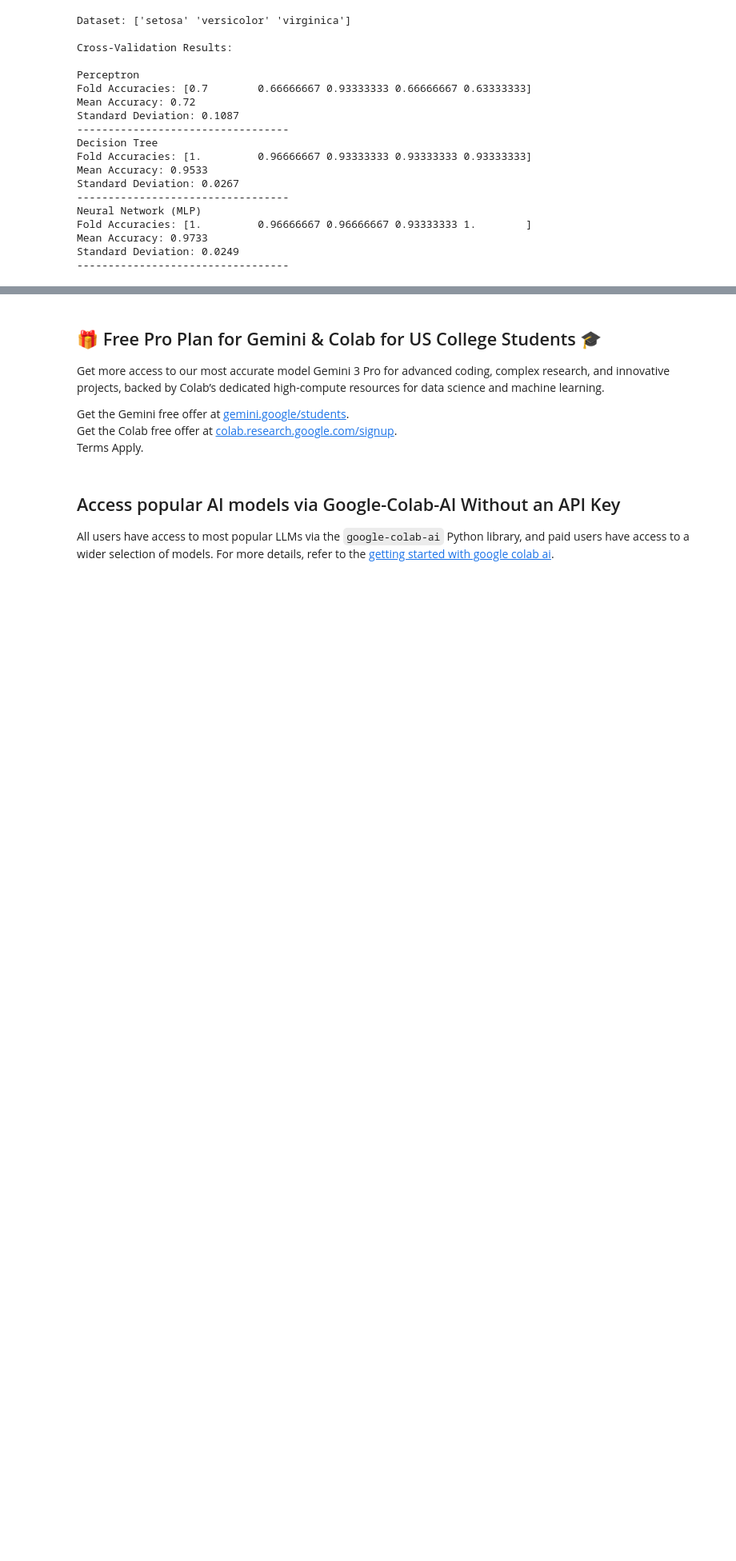
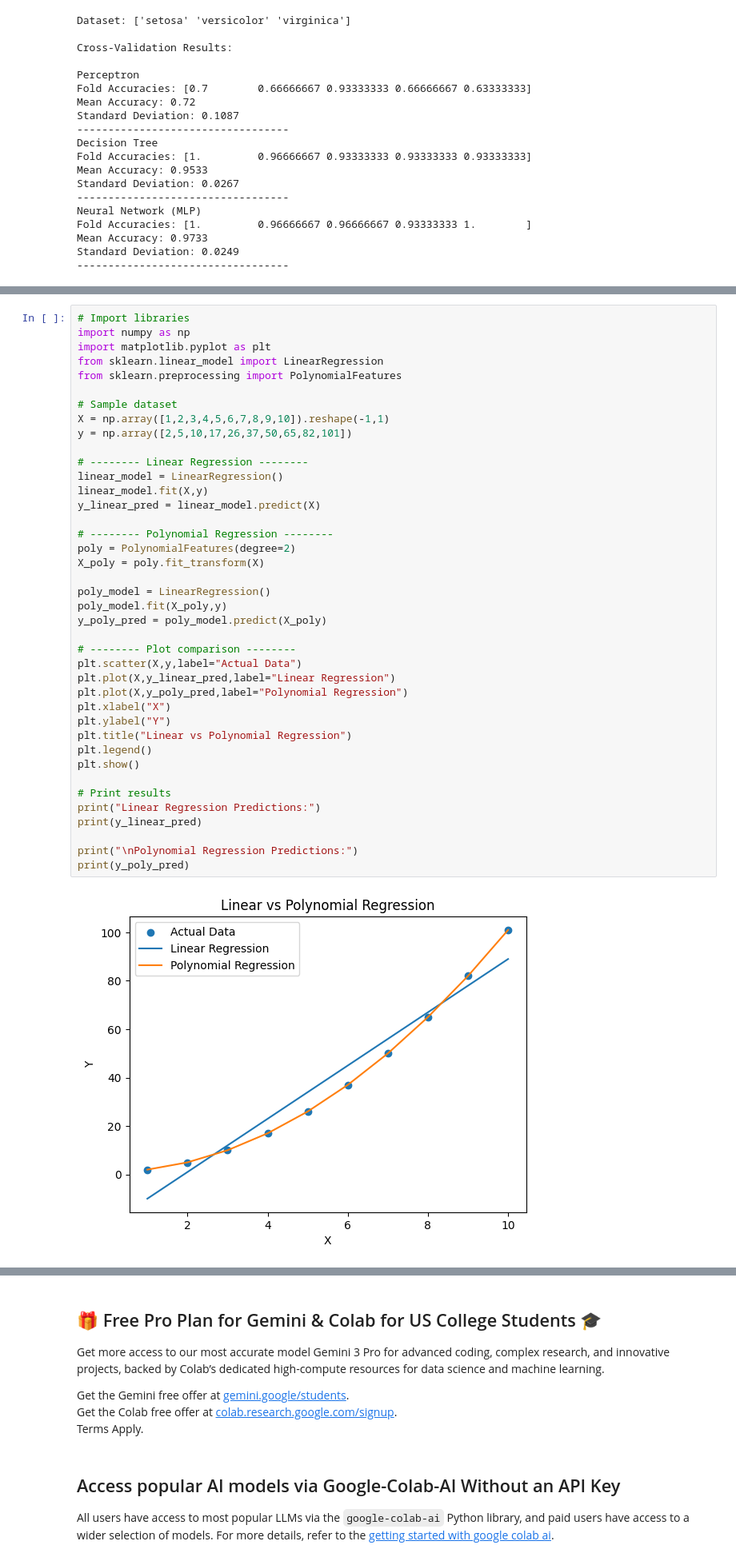
Before and after one commit to sanjayanand595/Computer-Network, a Jupyter notebook: machine_learning_ita0607.ipynb, the cells around one changed output, grey strips where cells are left out. Shown at 80% size. Cells and saved outputs as stored; diff of their text form; blank space fills up the shorter version.

```diff
--- a/machine_learning_ita0607.ipynb
+++ b/machine_learning_ita0607.ipynb
@@ -847,0 +1058,42 @@ Standard Deviation: 0.0249
+# %%
+# Import libraries
+import numpy as np
+import matplotlib.pyplot as plt
+from sklearn.linear_model import LinearRegression
+from sklearn.preprocessing import PolynomialFeatures
+
+# Sample dataset
+X = np.array([1,2,3,4,5,6,7,8,9,10]).reshape(-1,1)
+y = np.array([2,5,10,17,26,37,50,65,82,101])
+
+# -------- Linear Regression --------
+linear_model = LinearRegression()
+linear_model.fit(X,y)
+y_linear_pred = linear_model.predict(X)
+
+# -------- Polynomial Regression --------
+poly = PolynomialFeatures(degree=2)
+X_poly = poly.fit_transform(X)
+
+poly_model = LinearRegression()
+poly_model.fit(X_poly,y)
+y_poly_pred = poly_model.predict(X_poly)
+
+# -------- Plot comparison --------
+plt.scatter(X,y,label="Actual Data")
+plt.plot(X,y_linear_pred,label="Linear Regression")
+plt.plot(X,y_poly_pred,label="Polynomial Regression")
+plt.xlabel("X")
+plt.ylabel("Y")
+plt.title("Linear vs Polynomial Regression")
+plt.legend()
+plt.show()
+
+# Print results
+print("Linear Regression Predictions:")
+print(y_linear_pred)
+
+print("\nPolynomial Regression Predictions:")
+print(y_poly_pred)
+# %% [output]
+[figure, added]
```
Also changed, not shown: parts of 33 cells of this notebook.
